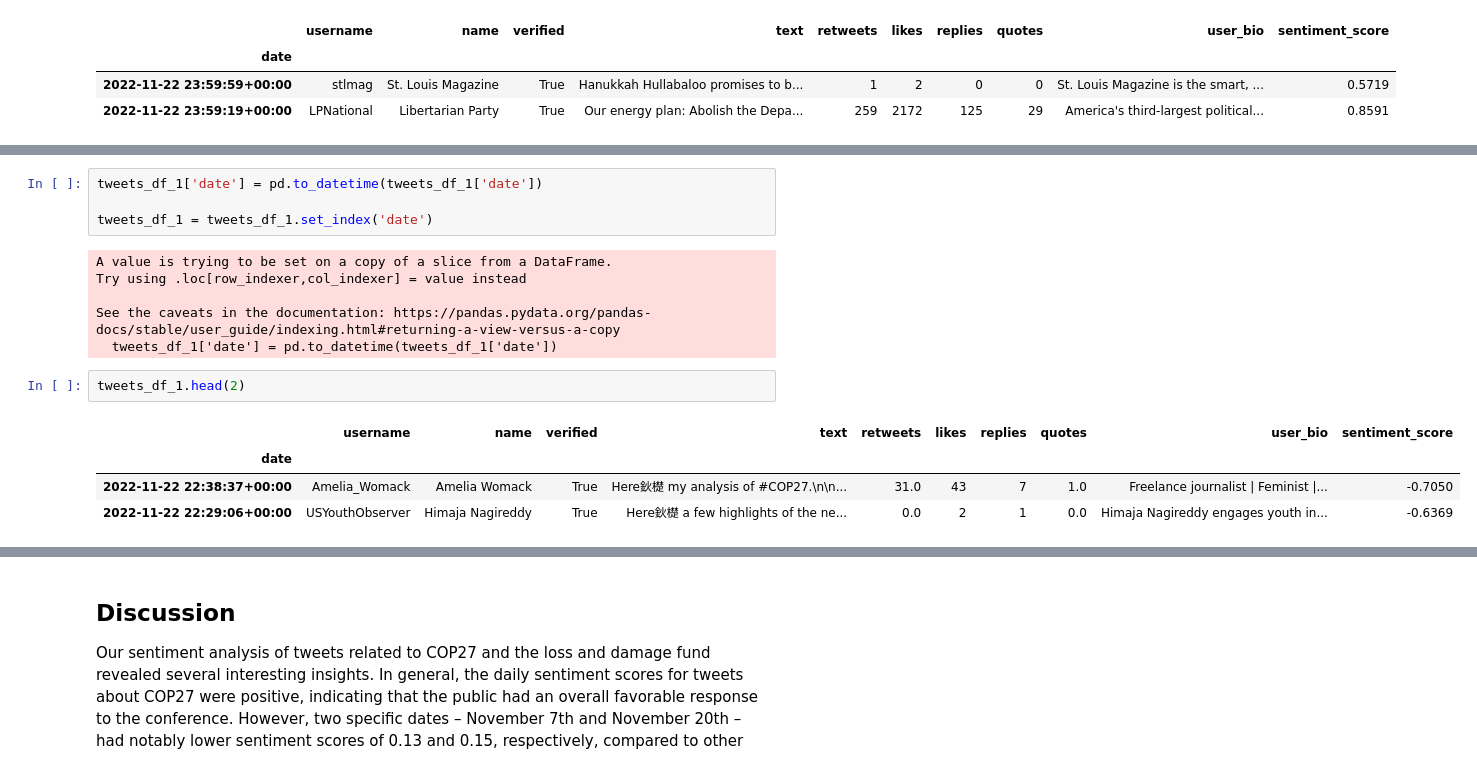
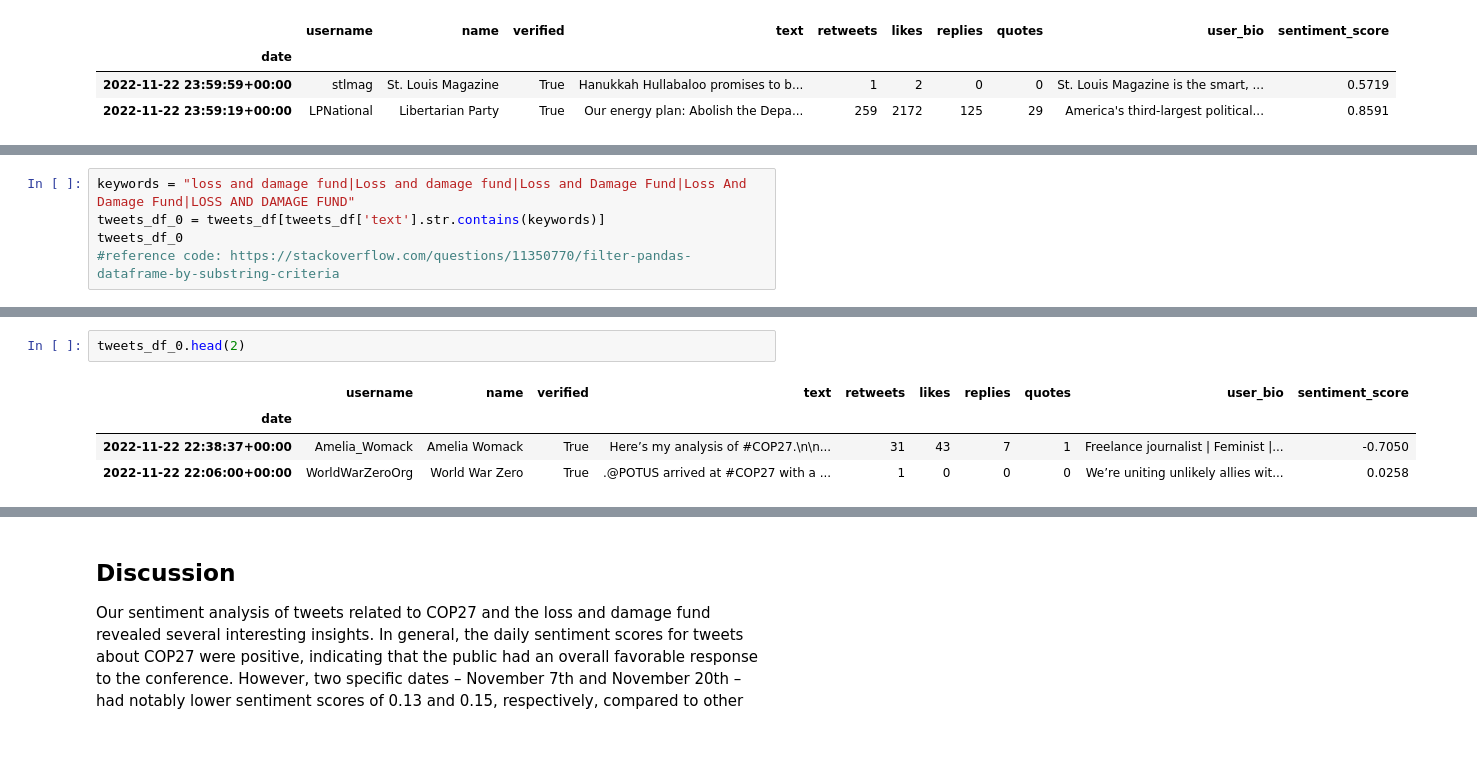
Before and after one commit to 42166710/Final_python_project, a Jupyter notebook: Final_project_Kunkun.ipynb, the cells around one changed output, grey strips where cells are left out. Saved outputs shown, nothing was run; the diff lists cells and outputs as text; blank space fills up the shorter version.

```diff
--- a/Final_project_Kunkun.ipynb
+++ b/Final_project_Kunkun.ipynb
@@ -293,0 +201,5 @@ See the caveats in the documentation: https://pandas.pydata.org/pandas-docs/stab
+# %%
+keywords = "loss and damage fund|Loss and damage fund|Loss and Damage Fund|Loss And Damage Fund|LOSS AND DAMAGE FUND"
+tweets_df_0 = tweets_df[tweets_df['text'].str.contains(keywords)]
+tweets_df_0
+#reference code: https://stackoverflow.com/questions/11350770/filter-pandas-dataframe-by-substring-criteria
@@ -322,17 +251,7 @@ tweets_df_1.sort_values(by='sentiment_score', ascending=True)[:10]
-# %%
-tweets_df_1['date'] = pd.to_datetime(tweets_df_1['date'])
-
-tweets_df_1 = tweets_df_1.set_index('date')
-# %% [output]
-A value is trying to be set on a copy of a slice from a DataFrame.
-Try using .loc[row_indexer,col_indexer] = value instead
-
-See the caveats in the documentation: https://pandas.pydata.org/pandas-docs/stable/user_guide/indexing.html#returning-a-view-versus-a-copy
-  tweets_df_1['date'] = pd.to_datetime(tweets_df_1['date'])
 # %%
-tweets_df_1.head(2)
+tweets_df_0.head(2)
 # %% [output]
 |  | username | name | verified | text | retweets | likes | replies | quotes | user_bio | sentiment_score |
 | date |  |  |  |  |  |  |  |  |  |  |
-| 2022-11-22 22:38:37+00:00 | Amelia_Womack | Amelia Womack | True | Here鈥檚 my analysis of #COP27.\n\n... | 31.0 | 43 | 7 | 1.0 | Freelance journalist | Feminist |... | -0.7050 |
-| 2022-11-22 22:29:06+00:00 | USYouthObserver | Himaja Nagireddy | True | Here鈥檚 a few highlights of the ne... | 0.0 | 2 | 1 | 0.0 | Himaja Nagireddy engages youth in... | -0.6369 |
+| 2022-11-22 22:38:37+00:00 | Amelia_Womack | Amelia Womack | True | Here’s my analysis of #COP27.\n\n... | 31 | 43 | 7 | 1 | Freelance journalist | Feminist |... | -0.7050 |
+| 2022-11-22 22:06:00+00:00 | WorldWarZeroOrg | World War Zero | True | .@POTUS arrived at #COP27 with a ... | 1 | 0 | 0 | 0 | We’re uniting unlikely allies wit... | 0.0258 |
```
Also changed, not shown: parts of 24 cells of this notebook.
